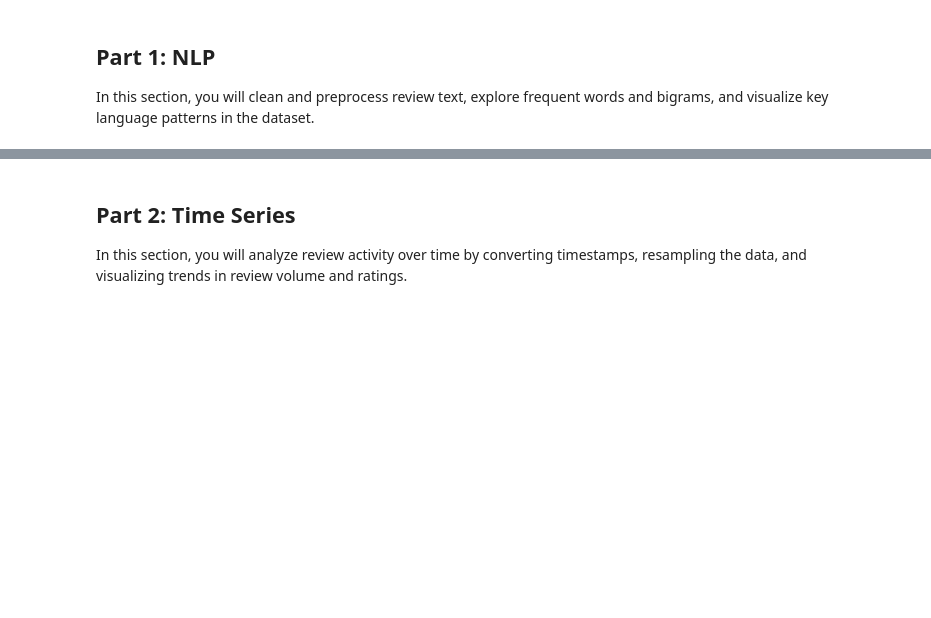
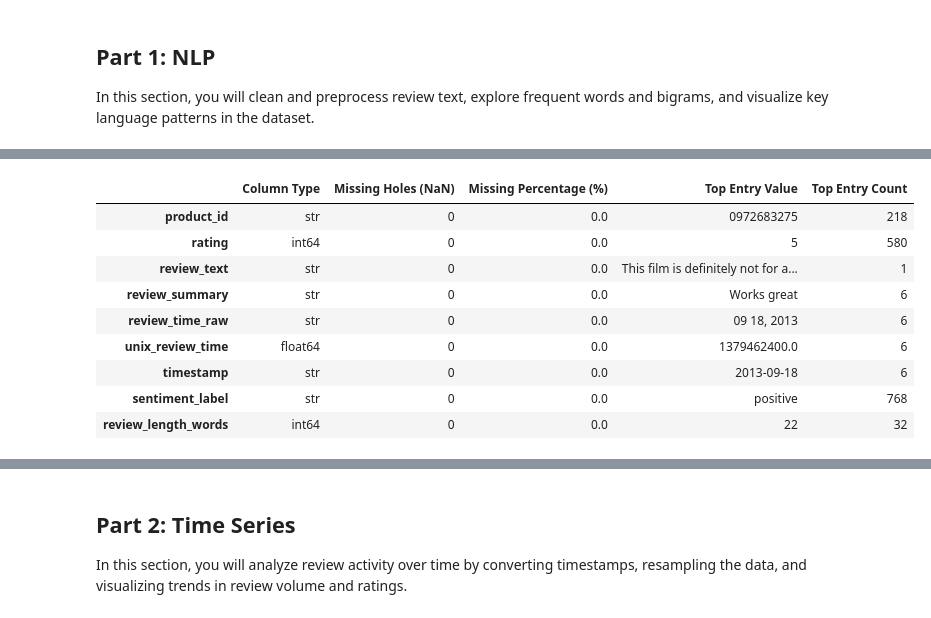
Before and after one commit to oliverkiplagat/dsc-nlp-timeseries-neural-networks-summative, a Jupyter notebook: C09_M08.ipynb, the cells around one changed output, grey strips where cells are left out. Drawn from its saved outputs; the diff is of its cells as text; code cells hidden in the pictures; blank space fills up the shorter version.

```diff
--- a/C09_M08.ipynb
+++ b/C09_M08.ipynb
@@ -72,0 +209,18 @@ In this section, you will clean and preprocess review text, explore frequent wor
+# %%
+# TODO: Load the dataset.
+df = pd.read_csv("amazon_reviews_lab.csv")
+
+# TODO: Explore the dataset.
+# Suggested checks:
+# - Shape
+# - value counts for the rating column
+# - preview the first few rows
+
+print ("=== 1. Dataset Shape ===")
+print (f"Rows, Columns: {df.shape}")
+
+print ("\n=== 2. Value Counts for the Rating Column ===")
+print (df["rating"].value_counts())
+
+print ("\n=== 3. Preview the First Few Rows ===")
+display(df.head())
@@ -72,0 +247,14 @@ In this section, you will clean and preprocess review text, explore frequent wor
+# %%
+# Dataset snapshot
+get_data_snapshot(df)
+# %% [output]
+|  | Column Type | Missing Holes (NaN) | Missing Percentage (%) | Top Entry Value | Top Entry Count |
+| product_id | str | 0 | 0.0 | 0972683275 | 218 |
+| rating | int64 | 0 | 0.0 | 5 | 580 |
+| review_text | str | 0 | 0.0 | This film is definitely not for a... | 1 |
+| review_summary | str | 0 | 0.0 | Works great | 6 |
+| review_time_raw | str | 0 | 0.0 | 09 18, 2013 | 6 |
+| unix_review_time | float64 | 0 | 0.0 | 1379462400.0 | 6 |
+| timestamp | str | 0 | 0.0 | 2013-09-18 | 6 |
+| sentiment_label | str | 0 | 0.0 | positive | 768 |
+| review_length_words | int64 | 0 | 0.0 | 22 | 32 |
```
Also changed, not shown: parts of 17 cells of this notebook.
